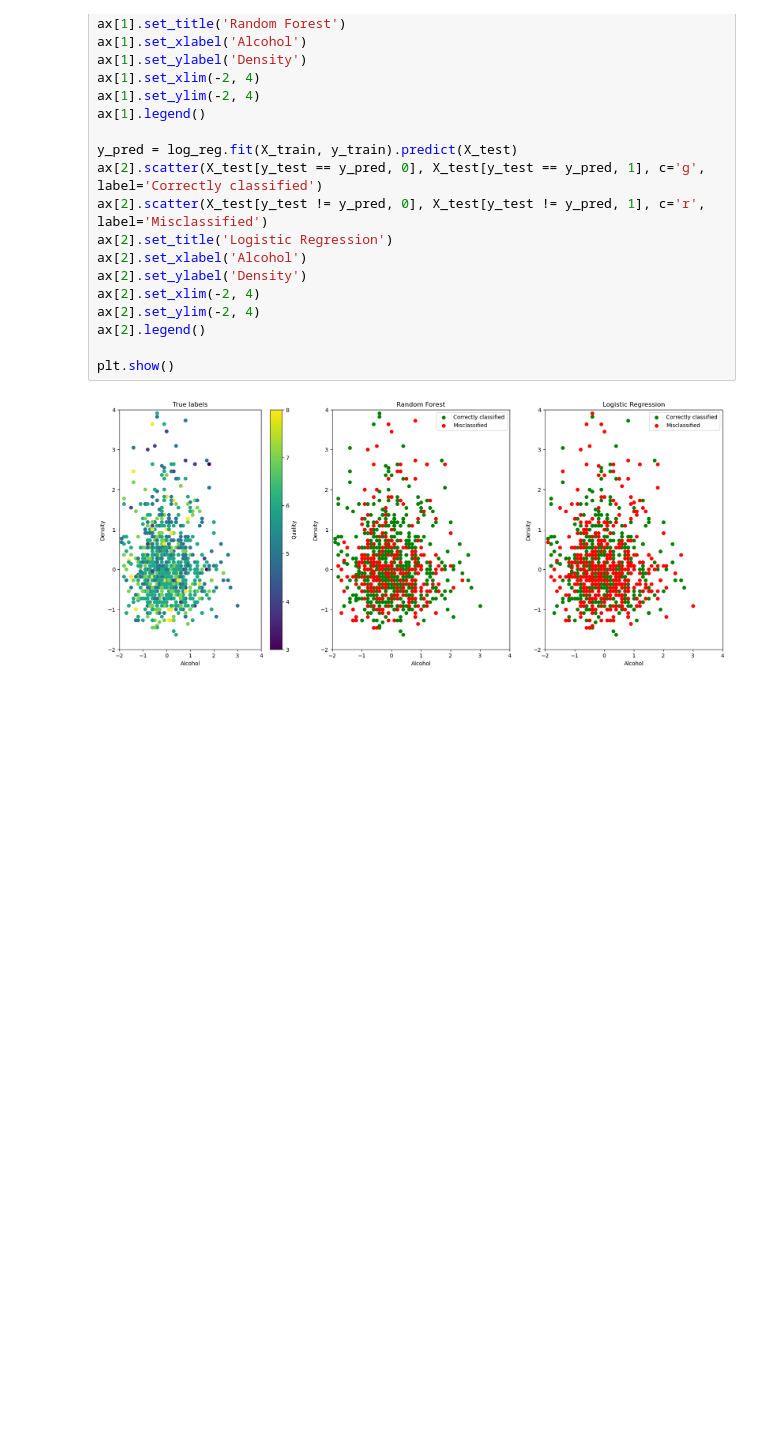
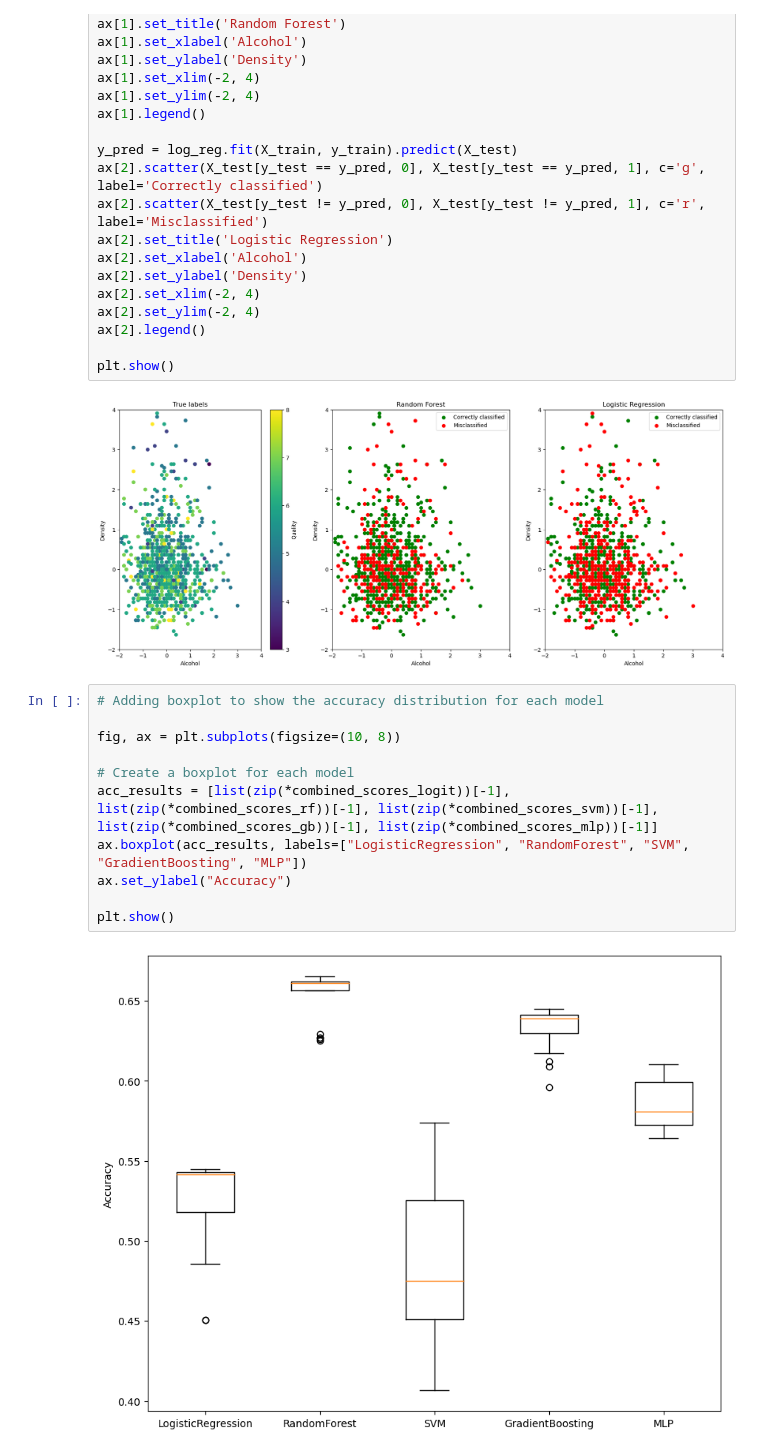
Before and after one commit to COSC5557/ml-algorithm-selection-Brookluo, a Jupyter notebook: ml-search.ipynb, the cells around one changed output. Saved outputs shown, nothing was run; the diff lists cells and outputs as text; blank space fills up the shorter version.

Commit message:
Add boxplot to compare accuracy and explanation

```diff
--- a/ml-search.ipynb
+++ b/ml-search.ipynb
@@ -221,6 +221,19 @@ ax[2].legend()
 plt.show()
 # %% [output]
 [figure]
+# %%
+# Adding boxplot to show the accuracy distribution for each model
+
+fig, ax = plt.subplots(figsize=(10, 8))
+
+# Create a boxplot for each model
+acc_results = [list(zip(*combined_scores_logit))[-1], list(zip(*combined_scores_rf))[-1], list(zip(*combined_scores_svm))[-1], list(zip(*combined_scores_gb))[-1], list(zip(*combined_scores_mlp))[-1]]
+ax.boxplot(acc_results, labels=["LogisticRegression", "RandomForest", "SVM", "GradientBoosting", "MLP"])
+ax.set_ylabel("Accuracy")
+
+plt.show()
+# %% [output]
+[figure, added]
 # %% [markdown]
 # Conclusion
 
```
Also changed, not shown: parts of 1 cell of this notebook.
